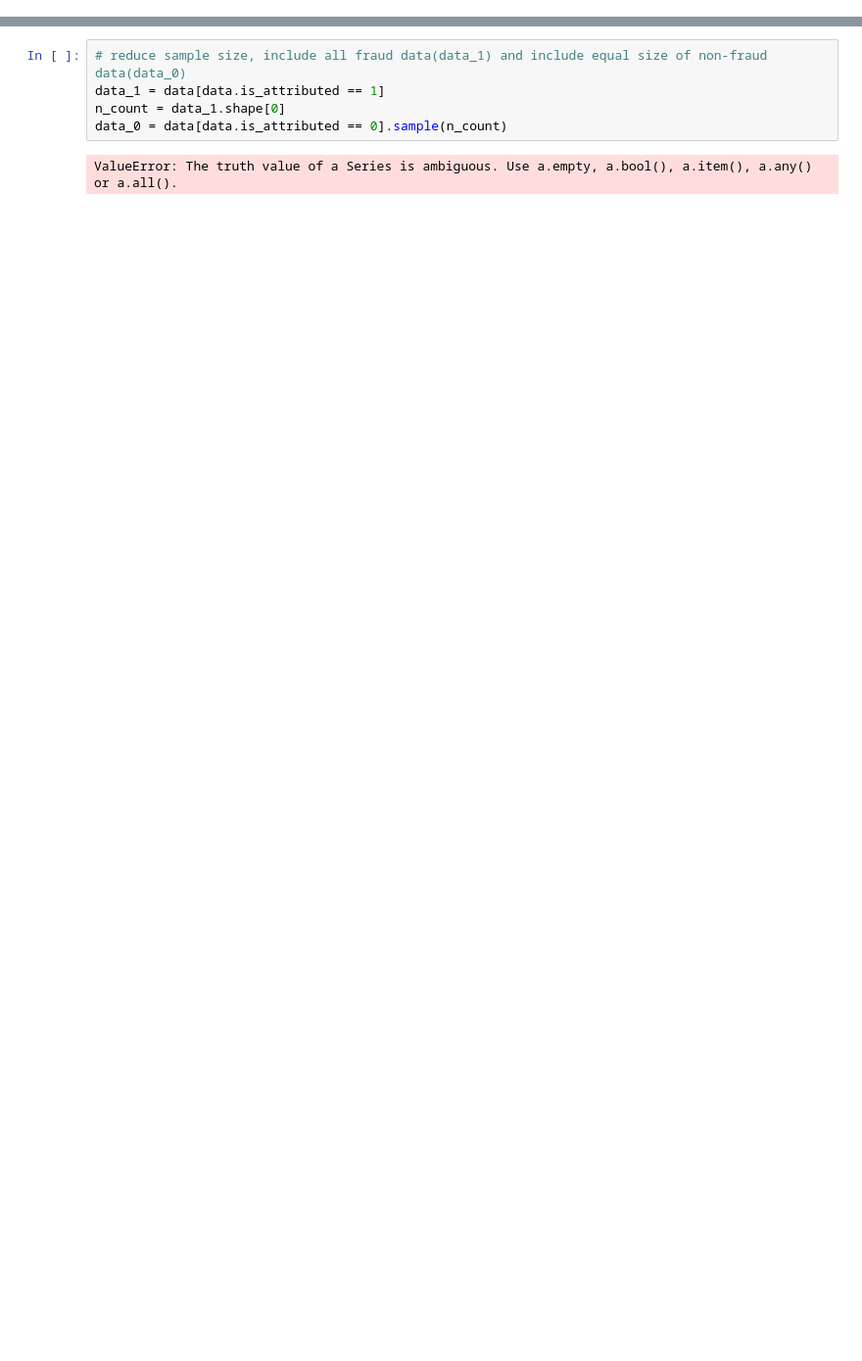
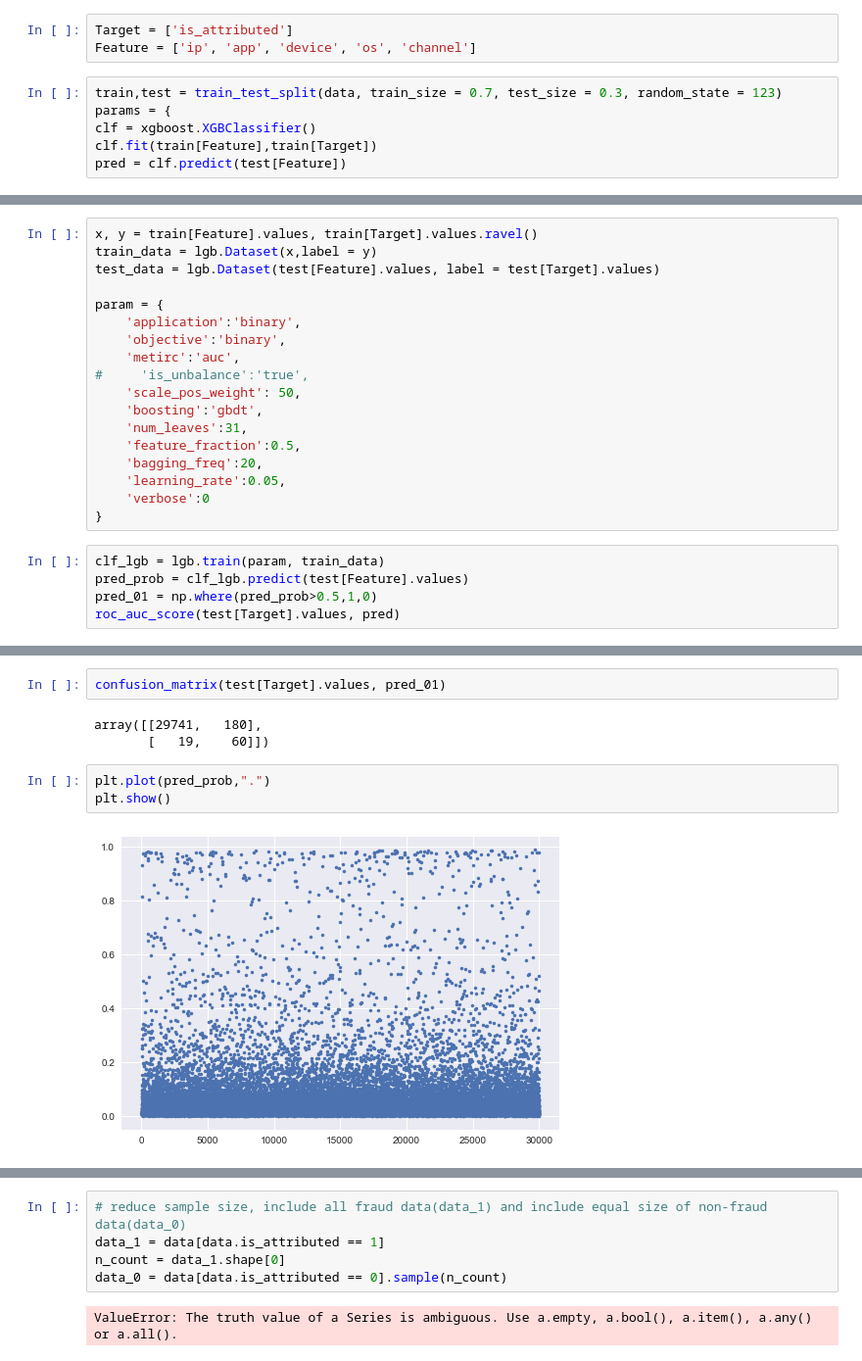
Before and after one commit to Sherrydhn/Kaggle-, a Jupyter notebook: Untitled.ipynb, the cells around one changed output, grey strips where cells are left out. Shown at 98% size. Cells and saved outputs as stored; diff of their text form; blank space fills up the shorter version.

```diff
--- a/Untitled.ipynb
+++ b/Untitled.ipynb
@@ -50,0 +81,9 @@ dtype: int64
+# %%
+Target = ['is_attributed']
+Feature = ['ip', 'app', 'device', 'os', 'channel']
+# %%
+train,test = train_test_split(data, train_size = 0.7, test_size = 0.3, random_state = 123)
+params = {
+clf = xgboost.XGBClassifier()
+clf.fit(train[Feature],train[Target])
+pred = clf.predict(test[Feature])
@@ -50,0 +96,23 @@ dtype: int64
+# %%
+x, y = train[Feature].values, train[Target].values.ravel()
+train_data = lgb.Dataset(x,label = y)
+test_data = lgb.Dataset(test[Feature].values, label = test[Target].values)
+
+param = {
+    'application':'binary',
+    'objective':'binary',
+    'metirc':'auc',
+#     'is_unbalance':'true',
+    'scale_pos_weight': 50,
+    'boosting':'gbdt',
+    'num_leaves':31,
+    'feature_fraction':0.5,
+    'bagging_freq':20,
+    'learning_rate':0.05,
+    'verbose':0
+}
+# %%
+clf_lgb = lgb.train(param, train_data)
+pred_prob = clf_lgb.predict(test[Feature].values)
+pred_01 = np.where(pred_prob>0.5,1,0)
+roc_auc_score(test[Target].values, pred)
@@ -50,0 +132,10 @@ dtype: int64
+# %%
+confusion_matrix(test[Target].values, pred_01)
+# %% [output]
+array([[29741,   180],
+       [   19,    60]])
+# %%
+plt.plot(pred_prob,".")
+plt.show()
+# %% [output]
+[figure, added]
```
Also changed, not shown: parts of 25 cells of this notebook, 1 other file.
